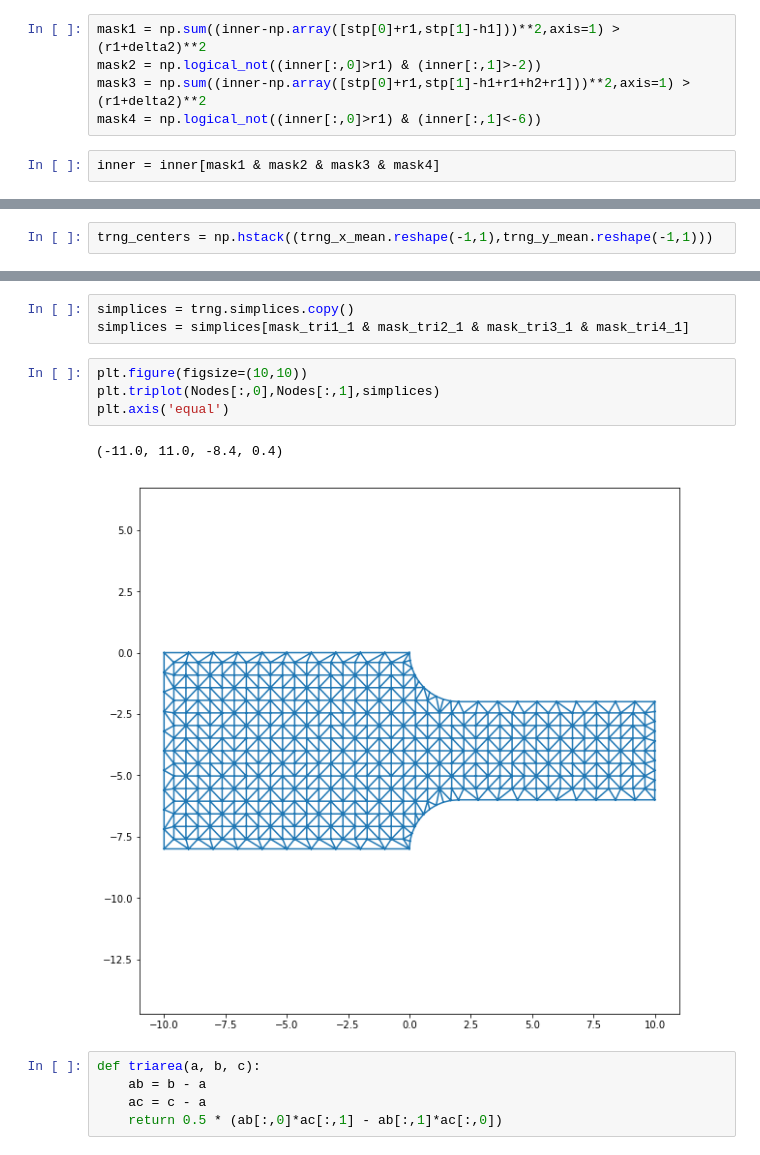
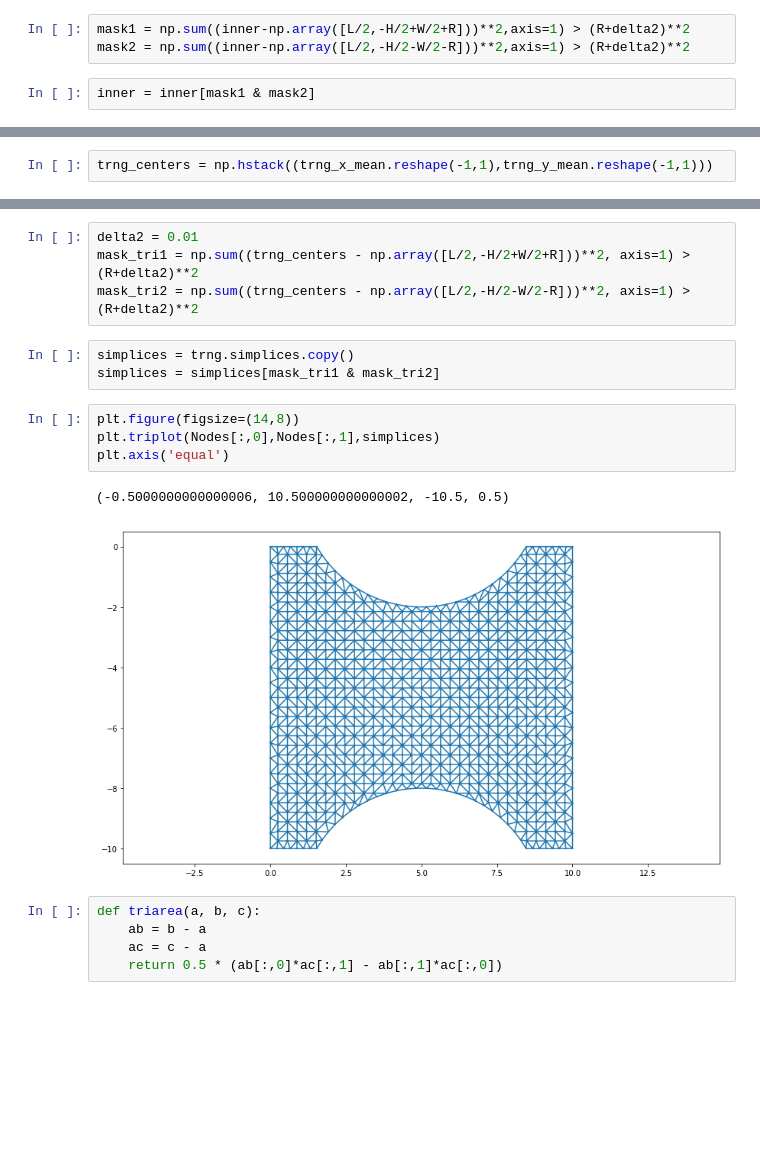
Before and after one commit to alxkorn/ISM, a Jupyter notebook: ISMHW.ipynb, the cells around one changed output, grey strips where cells are left out. Drawn from its saved outputs; the diff is of its cells as text; blank space fills up the shorter version.

```diff
--- a/ISMHW.ipynb
+++ b/ISMHW.ipynb
@@ -115,8 +157,6 @@ delta2 = 0.25
 # %%
-mask1 = np.sum((inner-np.array([stp[0]+r1,stp[1]-h1]))**2,axis=1) > (r1+delta2)**2
-mask2 = np.logical_not((inner[:,0]>r1) & (inner[:,1]>-2))
-mask3 = np.sum((inner-np.array([stp[0]+r1,stp[1]-h1+r1+h2+r1]))**2,axis=1) > (r1+delta2)**2
-mask4 = np.logical_not((inner[:,0]>r1) & (inner[:,1]<-6))
+mask1 = np.sum((inner-np.array([L/2,-H/2+W/2+R]))**2,axis=1) > (R+delta2)**2
+mask2 = np.sum((inner-np.array([L/2,-H/2-W/2-R]))**2,axis=1) > (R+delta2)**2
 # %%
-inner = inner[mask1 & mask2 & mask3 & mask4]
+inner = inner[mask1 & mask2]
 # %%
@@ -162,13 +194,17 @@ mask_tri4_1 = np.logical_not((trng_centers[:, 0] > stp[0]+r1) & (trng_centers[:,
+# %%
+delta2 = 0.01
+mask_tri1 = np.sum((trng_centers - np.array([L/2,-H/2+W/2+R]))**2, axis=1) > (R+delta2)**2
+mask_tri2 = np.sum((trng_centers - np.array([L/2,-H/2-W/2-R]))**2, axis=1) > (R+delta2)**2
 # %%
 simplices = trng.simplices.copy()
-simplices = simplices[mask_tri1_1 & mask_tri2_1 & mask_tri3_1 & mask_tri4_1]
+simplices = simplices[mask_tri1 & mask_tri2]
 # %%
-plt.figure(figsize=(10,10))
+plt.figure(figsize=(14,8))
 plt.triplot(Nodes[:,0],Nodes[:,1],simplices)
 plt.axis('equal')
 # %% [output]
-(-11.0, 11.0, -8.4, 0.4)
+(-0.5000000000000006, 10.500000000000002, -10.5, 0.5)
-[figure, old version]
+[figure, new version]
 # %%
 def triarea(a, b, c):
     ab = b - a
```
Also changed, not shown: parts of 83 cells of this notebook.
